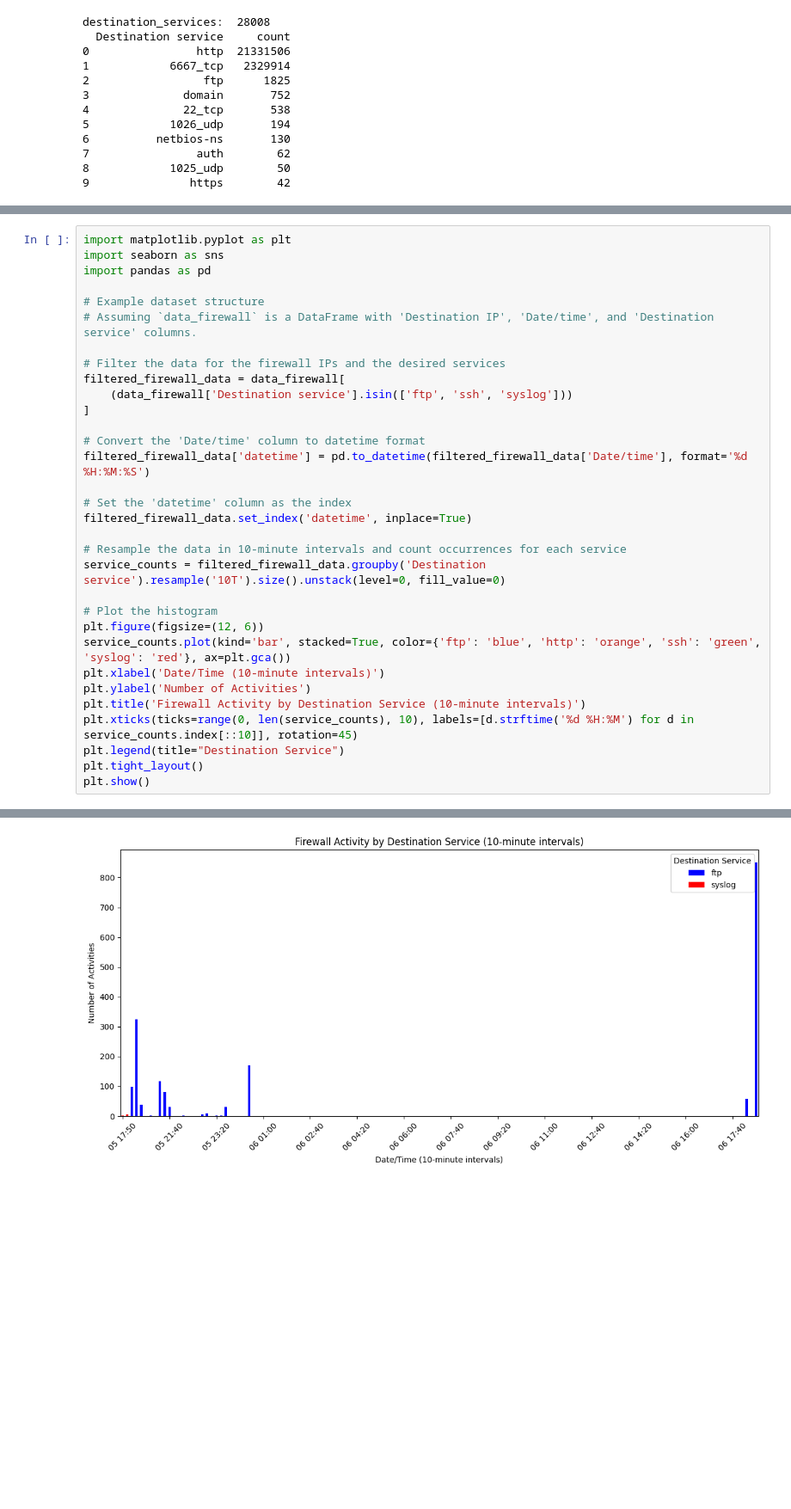
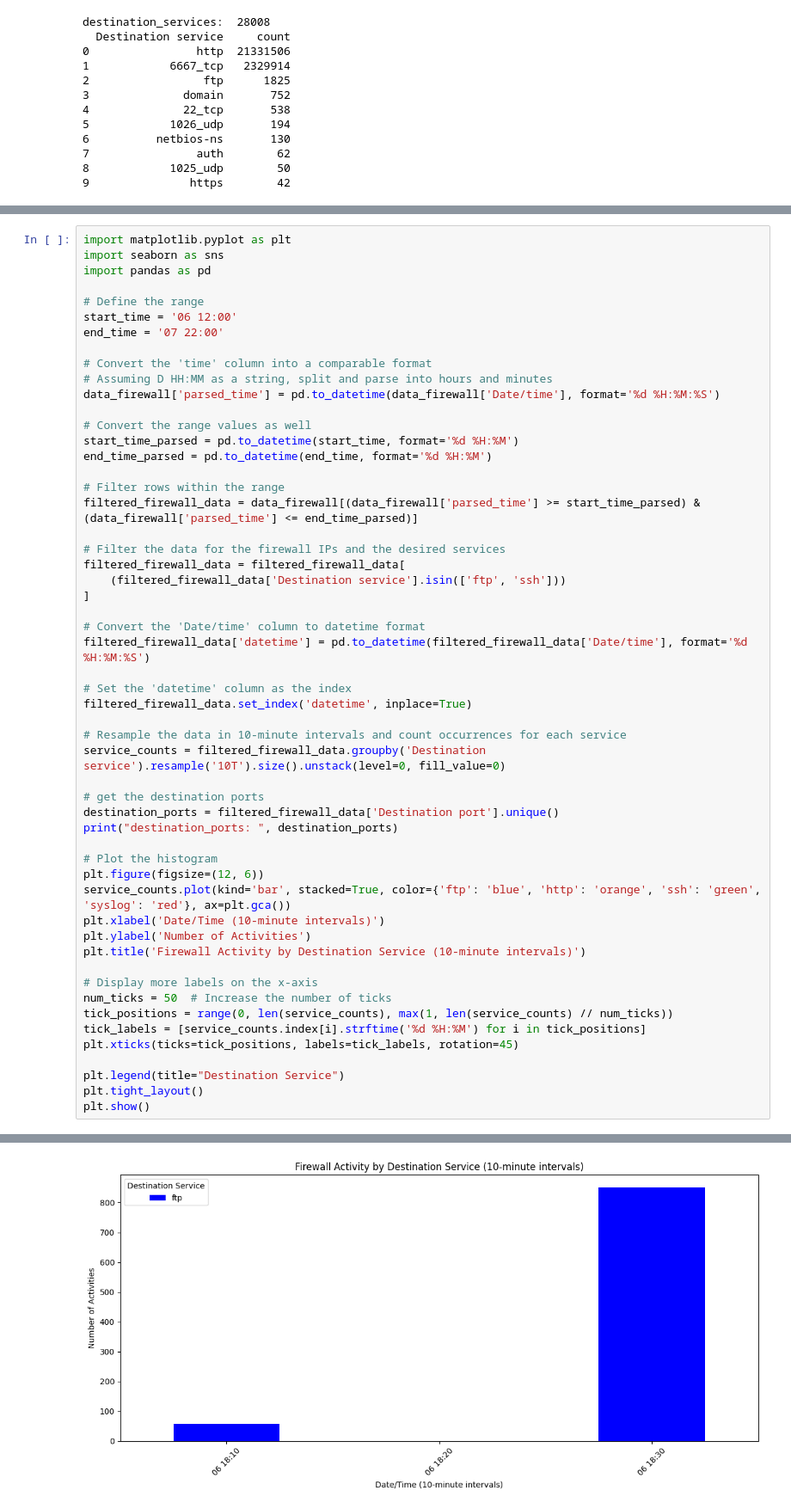
Before and after one commit to giorgiodaneri/HPDAV_project, a Jupyter notebook: server/data_analysis.ipynb, the cells around one changed output, grey strips where cells are left out. Shown at 86% size. Drawn from its saved outputs; the diff is of its cells as text; blank space fills up the shorter version.

Commit message:
Added new notebook that guides the user through the data analysis and the relative findings

```diff
--- a/server/data_analysis.ipynb
+++ b/server/data_analysis.ipynb
@@ -579,12 +806,24 @@ import matplotlib.pyplot as plt
 import seaborn as sns
 import pandas as pd
 
-# Example dataset structure
-# Assuming `data_firewall` is a DataFrame with 'Destination IP', 'Date/time', and 'Destination service' columns.
+# Define the range
+start_time = '06 12:00'
+end_time = '07 22:00'
+
+# Convert the 'time' column into a comparable format
+# Assuming D HH:MM as a string, split and parse into hours and minutes
+data_firewall['parsed_time'] = pd.to_datetime(data_firewall['Date/time'], format='%d %H:%M:%S')
+
+# Convert the range values as well
+start_time_parsed = pd.to_datetime(start_time, format='%d %H:%M')
+end_time_parsed = pd.to_datetime(end_time, format='%d %H:%M')
+
+# Filter rows within the range
+filtered_firewall_data = data_firewall[(data_firewall['parsed_time'] >= start_time_parsed) & (data_firewall['parsed_time'] <= end_time_parsed)]
 
 # Filter the data for the firewall IPs and the desired services
-filtered_firewall_data = data_firewall[
-    (data_firewall['Destination service'].isin(['ftp', 'ssh', 'syslog']))
+filtered_firewall_data = filtered_firewall_data[
+    (filtered_firewall_data['Destination service'].isin(['ftp', 'ssh']))
 ]
 
 # Convert the 'Date/time' column to datetime format
@@ -596,13 +835,23 @@ filtered_firewall_data.set_index('datetime', inplace=True)
 # Resample the data in 10-minute intervals and count occurrences for each service
 service_counts = filtered_firewall_data.groupby('Destination service').resample('10T').size().unstack(level=0, fill_value=0)
 
+# get the destination ports
+destination_ports = filtered_firewall_data['Destination port'].unique()
+print("destination_ports: ", destination_ports)
+
 # Plot the histogram
 plt.figure(figsize=(12, 6))
 service_counts.plot(kind='bar', stacked=True, color={'ftp': 'blue', 'http': 'orange', 'ssh': 'green', 'syslog': 'red'}, ax=plt.gca())
 plt.xlabel('Date/Time (10-minute intervals)')
 plt.ylabel('Number of Activities')
 plt.title('Firewall Activity by Destination Service (10-minute intervals)')
-plt.xticks(ticks=range(0, len(service_counts), 10), labels=[d.strftime('%d %H:%M') for d in service_counts.index[::10]], rotation=45)
+
+# Display more labels on the x-axis
+num_ticks = 50  # Increase the number of ticks
+tick_positions = range(0, len(service_counts), max(1, len(service_counts) // num_ticks))
+tick_labels = [service_counts.index[i].strftime('%d %H:%M') for i in tick_positions]
+plt.xticks(ticks=tick_positions, labels=tick_labels, rotation=45)
+
 plt.legend(title="Destination Service")
 plt.tight_layout()
 plt.show()
@@ -615,2 +860,2 @@ See the caveats in the documentation: https://pandas.pydata.org/pandas-docs/stab
-[figure, old version]
+[figure, new version]
 # %% [markdown]
```
Also changed, not shown: parts of 22 cells of this notebook, 7 other files.
